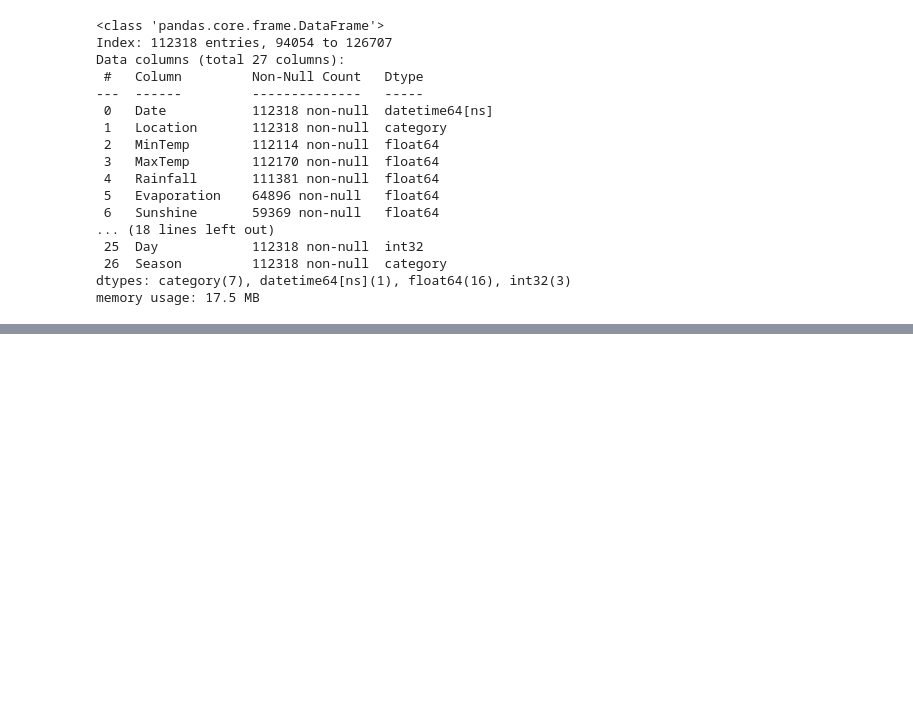
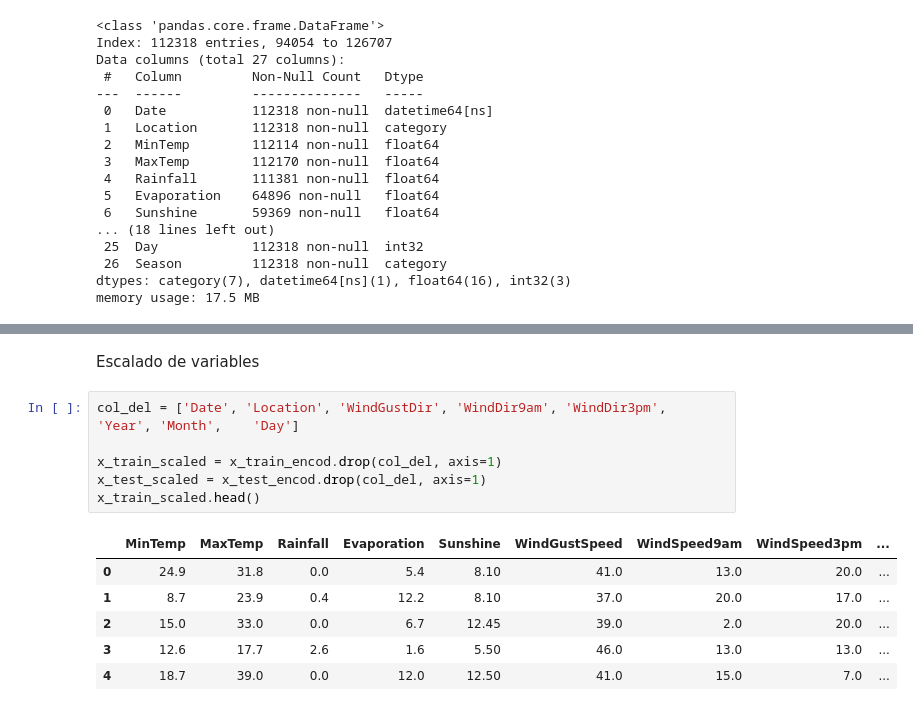
Before and after one commit to CruzElizorios/AA1-TUIA-Dimenna-ElizondoRios-Mendez, a Jupyter notebook: TP_clasificacion_AA1.ipynb, the cells around one changed output, grey strips where cells are left out. Cells and saved outputs as stored; diff of their text form; blank space fills up the shorter version.

```diff
--- a/TP_clasificacion_AA1.ipynb
+++ b/TP_clasificacion_AA1.ipynb
@@ -586,0 +740,15 @@ for col in ['WindGustDir', 'WindDir9am', 'WindDir3pm']:
+# %% [markdown]
+Escalado de variables
+# %%
+col_del = ['Date', 'Location', 'WindGustDir', 'WindDir9am', 'WindDir3pm', 'Year',	'Month',	'Day']
+
+x_train_scaled = x_train_encod.drop(col_del, axis=1)
+x_test_scaled = x_test_encod.drop(col_del, axis=1)
+x_train_scaled.head()
+# %% [output]
+|  | MinTemp | MaxTemp | Rainfall | Evaporation | Sunshine | WindGustSpeed | WindSpeed9am | WindSpeed3pm | ... |
+| 0 | 24.9 | 31.8 | 0.0 | 5.4 | 8.10 | 41.0 | 13.0 | 20.0 | ... |
+| 1 | 8.7 | 23.9 | 0.4 | 12.2 | 8.10 | 37.0 | 20.0 | 17.0 | ... |
+| 2 | 15.0 | 33.0 | 0.0 | 6.7 | 12.45 | 39.0 | 2.0 | 20.0 | ... |
+| 3 | 12.6 | 17.7 | 2.6 | 1.6 | 5.50 | 46.0 | 13.0 | 13.0 | ... |
+| 4 | 18.7 | 39.0 | 0.0 | 12.0 | 12.50 | 41.0 | 15.0 | 7.0 | ... |
```
Also changed, not shown: parts of 32 cells of this notebook.
